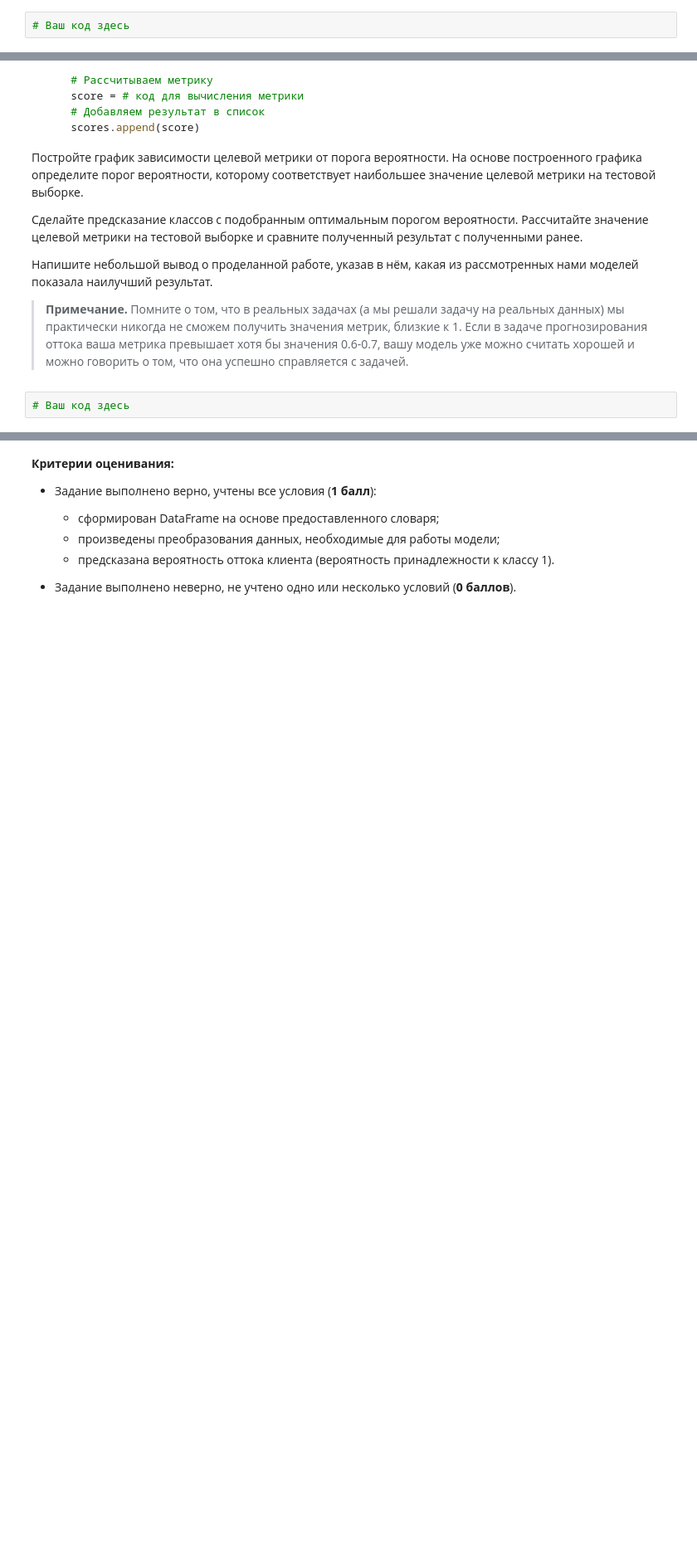
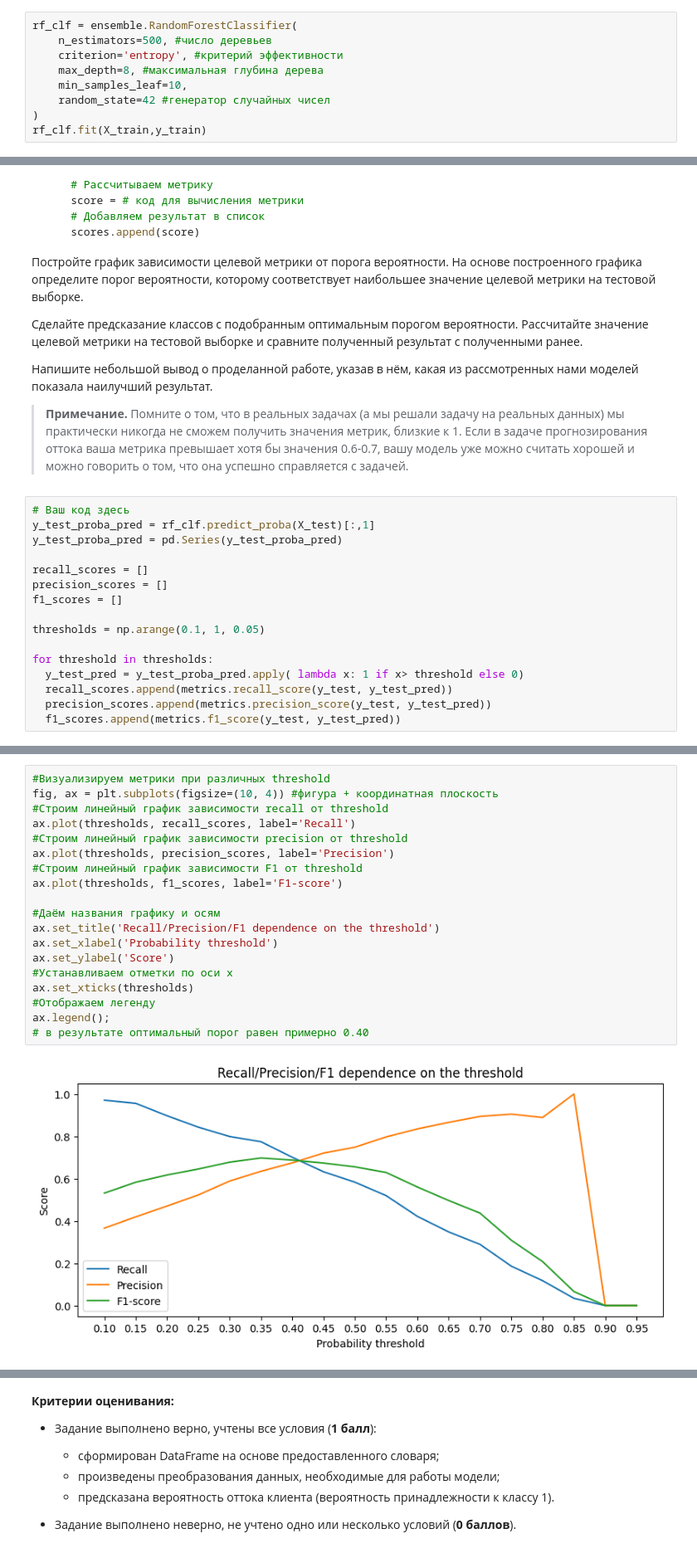
Before and after one commit to chertt007/ML-course, a Jupyter notebook: Block_4/Введение_в_машинное_обучение/ML_3_Классификация_логистическая регрессия/asset-v1_SkillFactory+DST-3.0+28FEB2021+type@asset+block@ML-3._Практика._Ноутбук-шаблон.ipynb, the cells around one changed output, grey strips where cells are left out. Shown at 83% size. Cells and saved outputs as stored; diff of their text form; blank space fills up the shorter version.

```diff
--- a/Block_4/Введение_в_машинное_обучение/ML_3 Классификация_логистическая регрессия/asset-v1_SkillFactory+DST-3.0+28FEB2021+type@asset+block@ML-3._Практика._Ноутбук-шаблон.ipynb
+++ b/Block_4/Введение_в_машинное_обучение/ML_3_Классификация_логистическая регрессия/asset-v1_SkillFactory+DST-3.0+28FEB2021+type@asset+block@ML-3._Практика._Ноутбук-шаблон.ipynb
@@ -1059,4 +1128,11 @@ from sklearn import ensemble
 
 - Задание выполнено неверно, не учтено одно или несколько условий (**0 баллов**).
 # %%
-# Ваш код здесь
+rf_clf = ensemble.RandomForestClassifier(
+    n_estimators=500, #число деревьев
+    criterion='entropy', #критерий эффективности
+    max_depth=8, #максимальная глубина дерева
+    min_samples_leaf=10,
+    random_state=42 #генератор случайных чисел
+)
+rf_clf.fit(X_train,y_train)
@@ -1109,3 +1216,17 @@ for threshold in thresholds:
 > **Примечание.** Помните о том, что в реальных задачах (а мы решали задачу на реальных данных) мы практически никогда не сможем получить значения метрик, близкие к 1. Если в задаче прогнозирования оттока ваша метрика превышает хотя бы значения 0.6-0.7, вашу модель уже можно считать хорошей и можно говорить о том, что она успешно справляется с задачей.
 # %%
 # Ваш код здесь
+y_test_proba_pred = rf_clf.predict_proba(X_test)[:,1]
+y_test_proba_pred = pd.Series(y_test_proba_pred)
+
+recall_scores = []
+precision_scores = []
+f1_scores = []
+
+thresholds = np.arange(0.1, 1, 0.05)
+
+for threshold in thresholds:
+  y_test_pred = y_test_proba_pred.apply( lambda x: 1 if x> threshold else 0)
+  recall_scores.append(metrics.recall_score(y_test, y_test_pred))
+  precision_scores.append(metrics.precision_score(y_test, y_test_pred))
+  f1_scores.append(metrics.f1_score(y_test, y_test_pred))
@@ -1111,0 +1238,21 @@ for threshold in thresholds:
+# %%
+#Визуализируем метрики при различных threshold
+fig, ax = plt.subplots(figsize=(10, 4)) #фигура + координатная плоскость
+#Строим линейный график зависимости recall от threshold
+ax.plot(thresholds, recall_scores, label='Recall')
+#Строим линейный график зависимости precision от threshold
+ax.plot(thresholds, precision_scores, label='Precision')
+#Строим линейный график зависимости F1 от threshold
+ax.plot(thresholds, f1_scores, label='F1-score')
+
+#Даём названия графику и осям
+ax.set_title('Recall/Precision/F1 dependence on the threshold')
+ax.set_xlabel('Probability threshold')
+ax.set_ylabel('Score')
+#Устанавливаем отметки по оси x
+ax.set_xticks(thresholds)
+#Отображаем легенду
+ax.legend();
+# в результате оптимальный порог равен примерно 0.40
+# %% [output]
+[figure, added]
```
Also changed, not shown: parts of 16 cells of this notebook, 42 other files.
